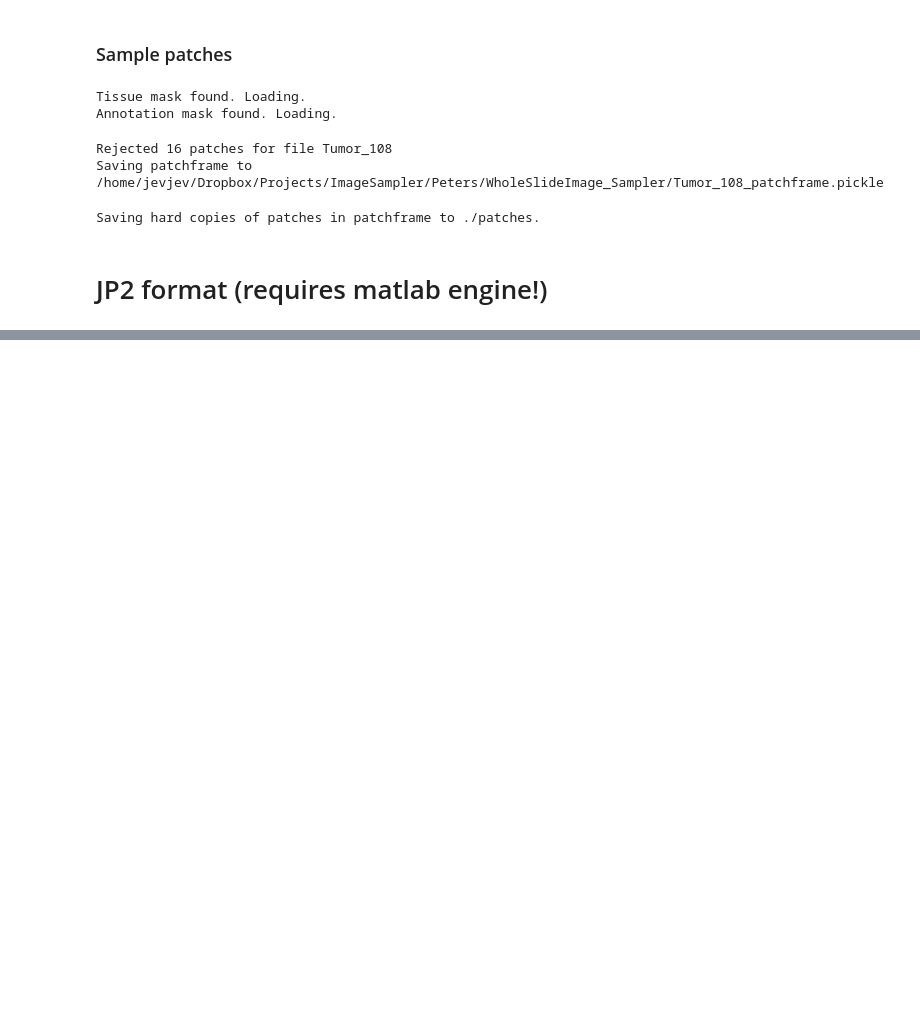
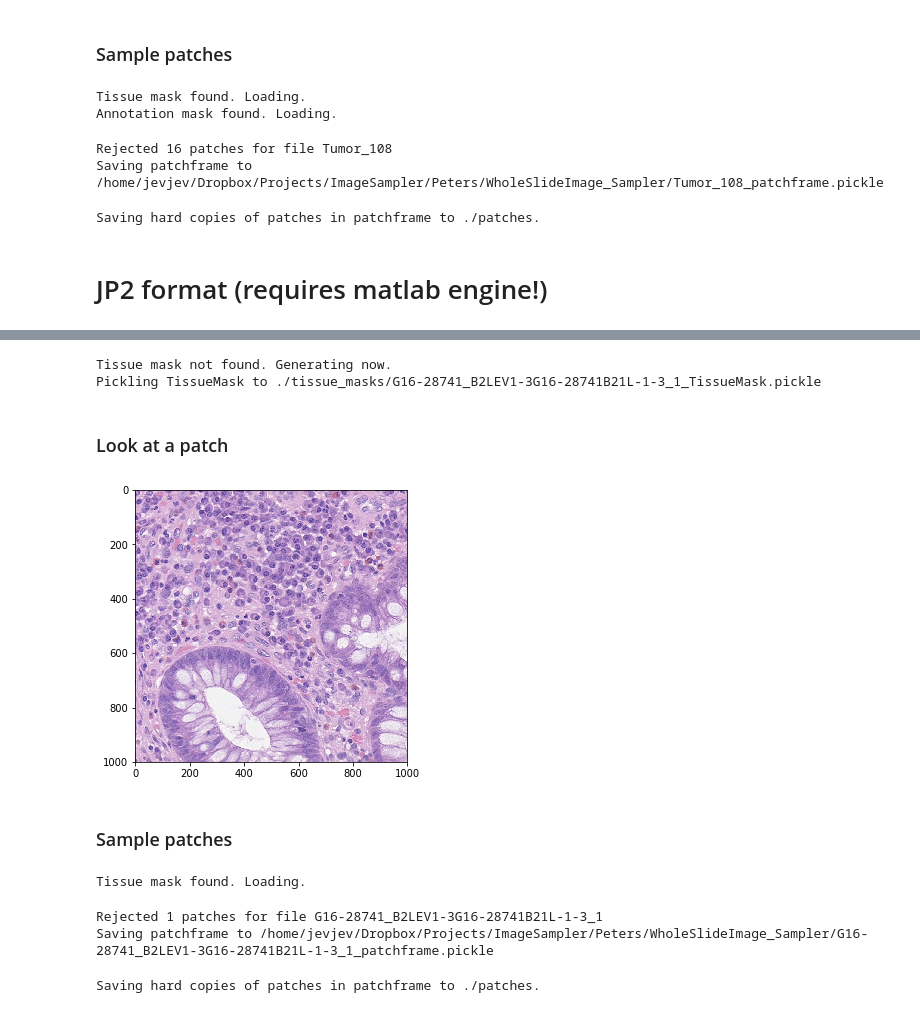
Before and after one commit to jgamper/compay-syntax, a Jupyter notebook: demo.ipynb, the cells around one changed output, grey strips where cells are left out. Saved outputs shown, nothing was run; the diff lists cells and outputs as text; code cells hidden in the pictures; blank space fills up the shorter version.

```diff
--- a/demo.ipynb
+++ b/demo.ipynb
@@ -120,0 +108,29 @@ float
+# %%
+tissue_mask_dir = './tissue_masks'
+tissue_mask = TissueMask(tissue_mask_dir, reference_wsi=slide)
+# %% [output]
+Tissue mask not found. Generating now.
+Pickling TissueMask to ./tissue_masks/G16-28741_B2LEV1-3G16-28741B21L-1-3_1_TissueMask.pickle
+# %% [markdown]
+### Look at a patch
+# %%
+patch = slide.get_patch(w=43264, h=83072, mag=20, size=1000)
+show_PIL(patch)
+# %% [output]
+[figure, added]
+# %% [markdown]
+### Sample patches
+# %%
+sampler = Sampler(file, level0=20, tissue_mask_dir=tissue_mask_dir, annotation_dir=None, engine=engine) # Make sure to pass engine into the sampler
+sampler.prepare_sampling(magnification=20, patchsize=200)
+# %% [output]
+Tissue mask found. Loading.
+# %%
+patchframe = sampler.sample_patches(max_per_class=20, savedir=os.getcwd())
+# %% [output]
+Rejected 1 patches for file G16-28741_B2LEV1-3G16-28741B21L-1-3_1
+Saving patchframe to /home/jevjev/Dropbox/Projects/ImageSampler/Peters/WholeSlideImage_Sampler/G16-28741_B2LEV1-3G16-28741B21L-1-3_1_patchframe.pickle
+# %%
+save_patchframe_patches(patchframe, './patches', engine=engine) # look in this directory
+# %% [output]
+Saving hard copies of patches in patchframe to ./patches.
```
Also changed, not shown: parts of 9 cells of this notebook, 1 other file.
